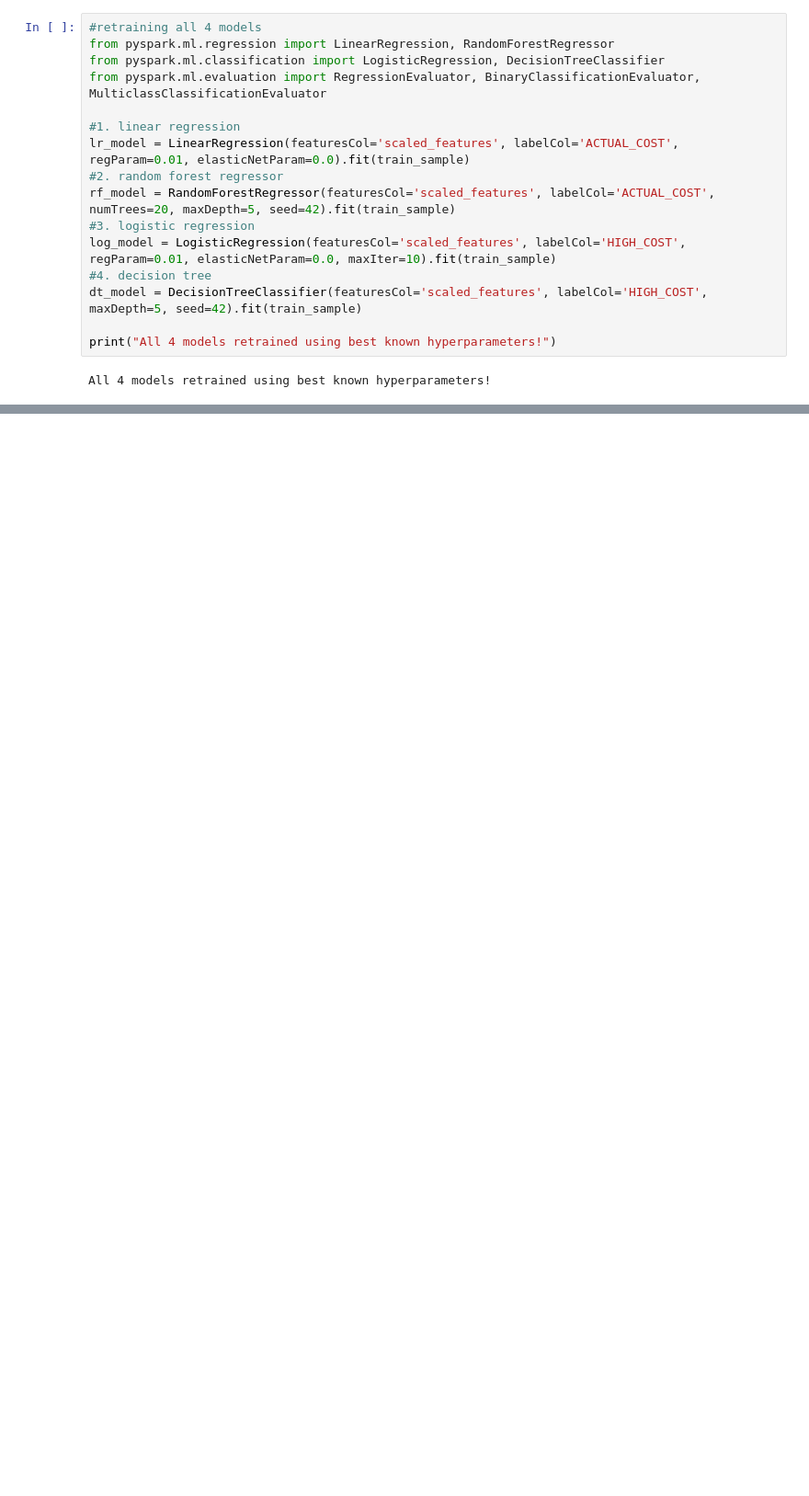
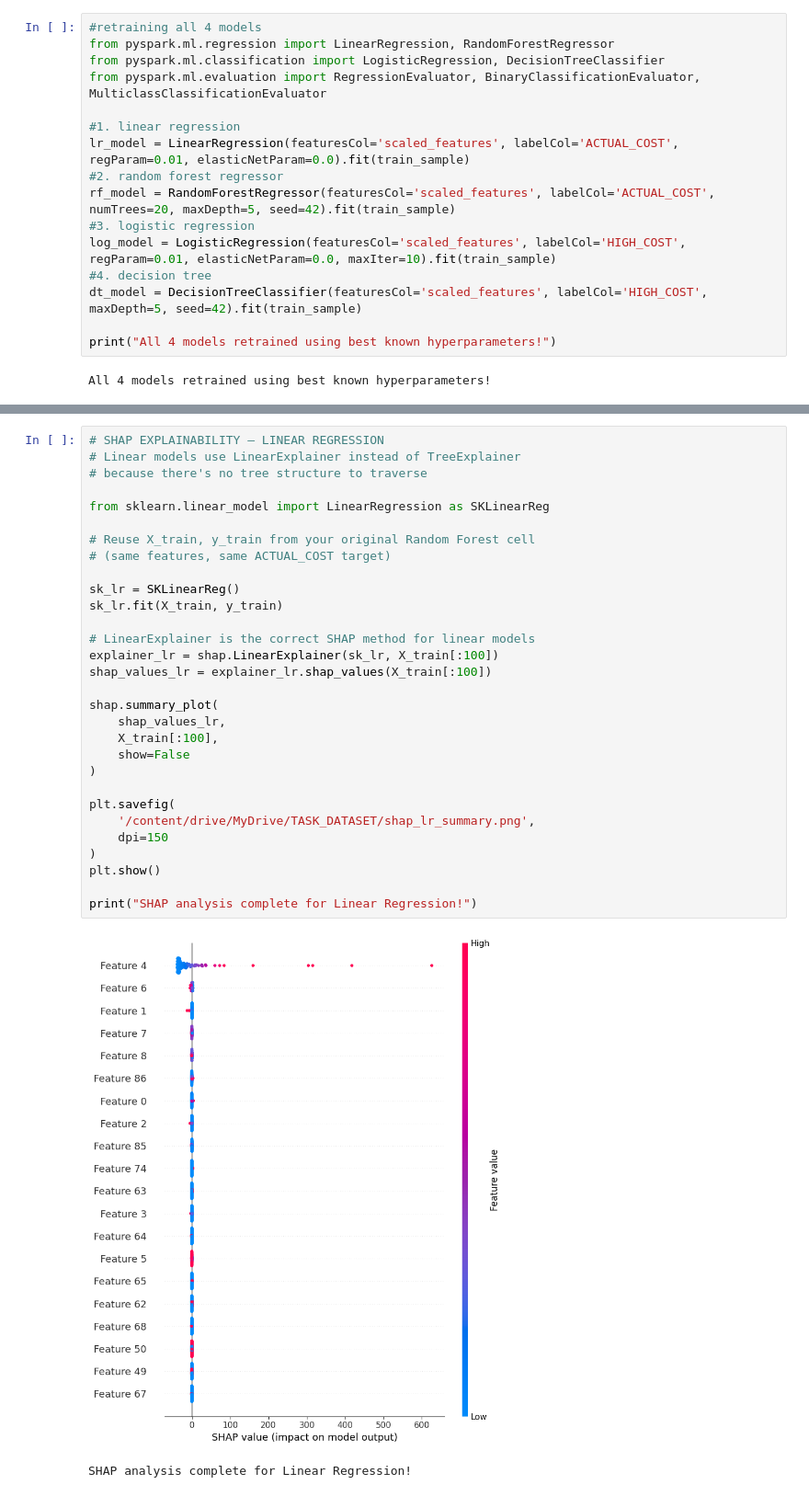
Before and after one commit to firdoushkhilji/firdoushkhilji-7006SCN_FK_16943920, a Jupyter notebook: Task5.ipynb, the cells around one changed output, grey strips where cells are left out. Shown at 92% size. Drawn from its saved outputs; the diff is of its cells as text; blank space fills up the shorter version.

```diff
--- a/Task5.ipynb
+++ b/Task5.ipynb
@@ -390,0 +480,33 @@ SHAP analysis complete, feature importance visualised!
+# %%
+# SHAP EXPLAINABILITY — LINEAR REGRESSION
+# Linear models use LinearExplainer instead of TreeExplainer
+# because there's no tree structure to traverse
+
+from sklearn.linear_model import LinearRegression as SKLinearReg
+
+# Reuse X_train, y_train from your original Random Forest cell
+# (same features, same ACTUAL_COST target)
+
+sk_lr = SKLinearReg()
+sk_lr.fit(X_train, y_train)
+
+# LinearExplainer is the correct SHAP method for linear models
+explainer_lr = shap.LinearExplainer(sk_lr, X_train[:100])
+shap_values_lr = explainer_lr.shap_values(X_train[:100])
+
+shap.summary_plot(
+    shap_values_lr,
+    X_train[:100],
+    show=False
+)
+
+plt.savefig(
+    '/content/drive/MyDrive/TASK_DATASET/shap_lr_summary.png',
+    dpi=150
+)
+plt.show()
+
+print("SHAP analysis complete for Linear Regression!")
+# %% [output]
+[figure, added]
+SHAP analysis complete for Linear Regression!
```
Also changed, not shown: parts of 11 cells of this notebook.
